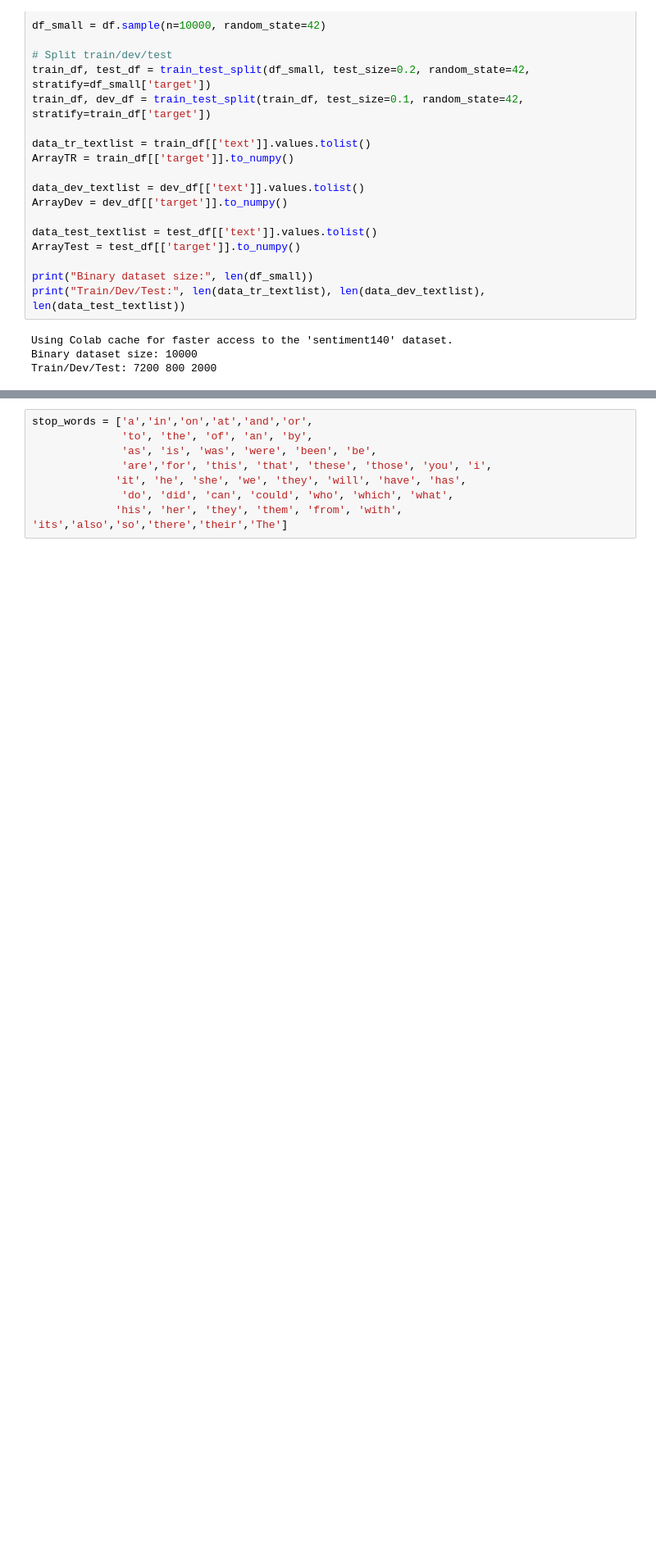
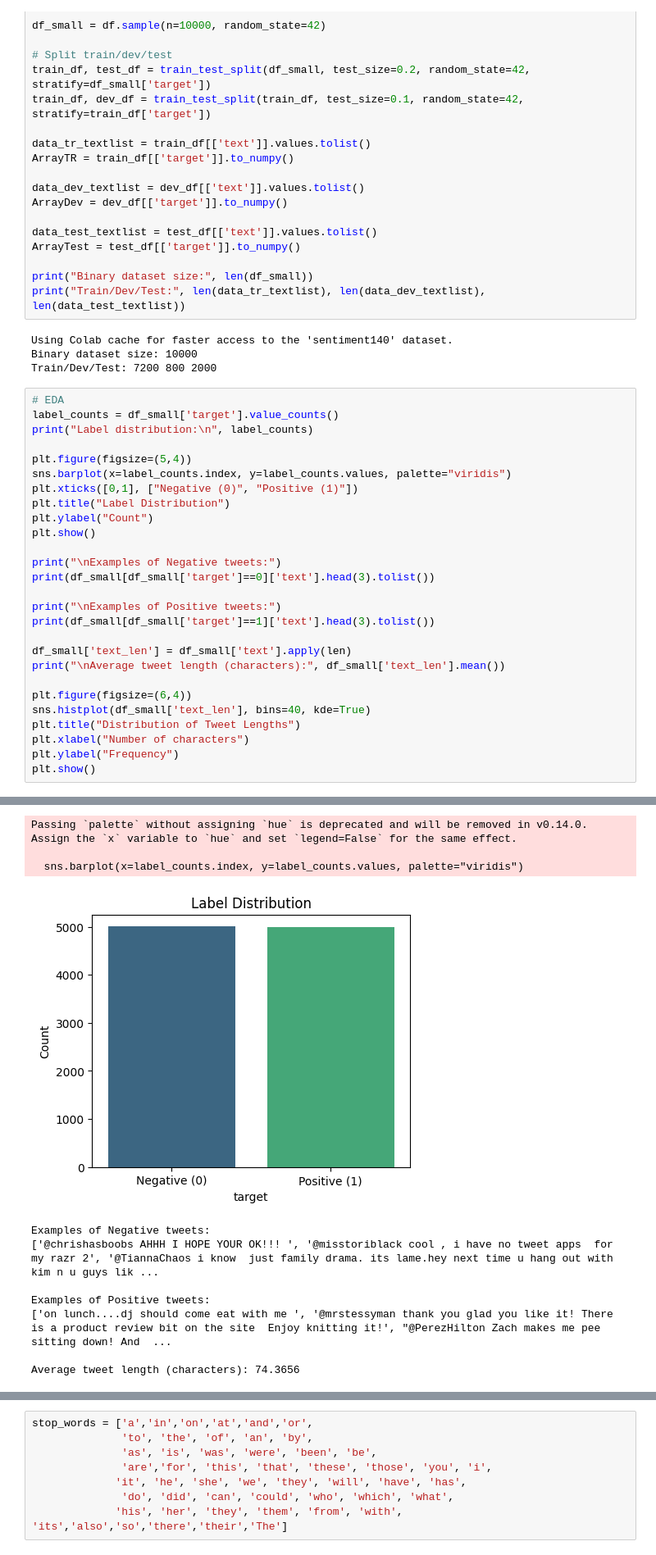
Before and after one commit to trcamnguyen/Logistic-Regression, a Jupyter notebook: Logistic_Regression.ipynb, the cells around one changed output, grey strips where cells are left out. Shown: that part at 82% size. Drawn from its saved outputs; the diff is of its cells as text; blank space fills up the shorter version.

```diff
--- a/Logistic_Regression.ipynb
+++ b/Logistic_Regression.ipynb
@@ -112,3 +112,31 @@ print("Train/Dev/Test:", len(data_tr_textlist), len(data_dev_textlist), len(data
 Using Colab cache for faster access to the 'sentiment140' dataset.
 Binary dataset size: 10000
 Train/Dev/Test: 7200 800 2000
+# %%
+# EDA
+label_counts = df_small['target'].value_counts()
+print("Label distribution:\n", label_counts)
+
+plt.figure(figsize=(5,4))
+sns.barplot(x=label_counts.index, y=label_counts.values, palette="viridis")
+plt.xticks([0,1], ["Negative (0)", "Positive (1)"])
+plt.title("Label Distribution")
+plt.ylabel("Count")
+plt.show()
+
+print("\nExamples of Negative tweets:")
+print(df_small[df_small['target']==0]['text'].head(3).tolist())
+
+print("\nExamples of Positive tweets:")
+print(df_small[df_small['target']==1]['text'].head(3).tolist())
+
+df_small['text_len'] = df_small['text'].apply(len)
+print("\nAverage tweet length (characters):", df_small['text_len'].mean())
+
+plt.figure(figsize=(6,4))
+sns.histplot(df_small['text_len'], bins=40, kde=True)
+plt.title("Distribution of Tweet Lengths")
+plt.xlabel("Number of characters")
+plt.ylabel("Frequency")
+plt.show()
+# %% [output]
@@ -114,0 +148,11 @@ Train/Dev/Test: 7200 800 2000
+Passing `palette` without assigning `hue` is deprecated and will be removed in v0.14.0. Assign the `x` variable to `hue` and set `legend=False` for the same effect.
+
+  sns.barplot(x=label_counts.index, y=label_counts.values, palette="viridis")
+[figure, added]
+Examples of Negative tweets:
+['@chrishasboobs AHHH I HOPE YOUR OK!!! ', '@misstoriblack cool , i have no tweet apps  for my razr 2', '@TiannaChaos i know  just family drama. its lame.hey next time u hang out with kim n u guys lik ...
+
+Examples of Positive tweets:
+['on lunch....dj should come eat with me ', '@mrstessyman thank you glad you like it! There is a product review bit on the site  Enjoy knitting it!', "@PerezHilton Zach makes me pee sitting down! And  ...
+
+Average tweet length (characters): 74.3656
```
Also changed, not shown: parts of 2 cells of this notebook.
